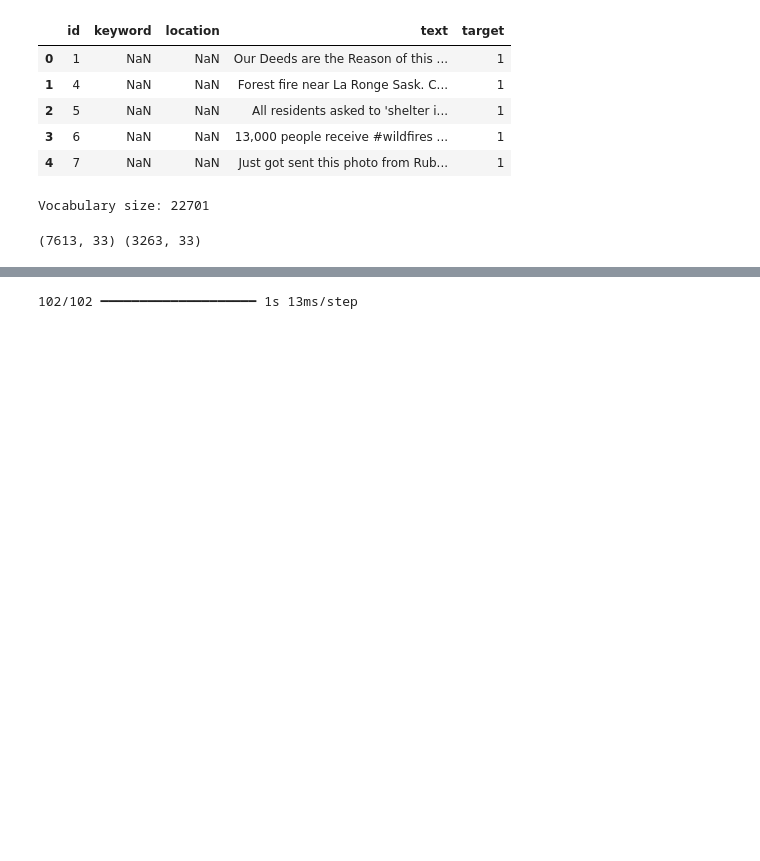
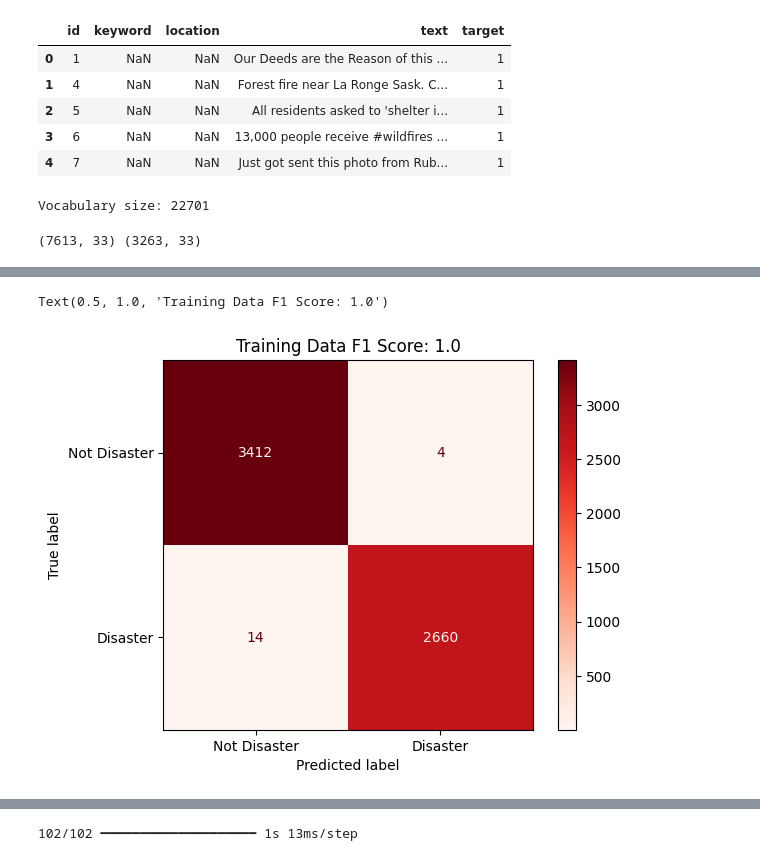
Before and after one commit to AshvinSehgal/AI-ML, a Jupyter notebook: NLP with Disaster Tweets/NLP-with-disaster-tweets.ipynb, the cells around one changed output, grey strips where cells are left out. Cells and saved outputs as stored; diff of their text form; code cells hidden in the pictures; blank space fills up the shorter version.

```diff
--- a/NLP with Disaster Tweets/NLP-with-disaster-tweets.ipynb
+++ b/NLP with Disaster Tweets/NLP-with-disaster-tweets.ipynb
@@ -75,0 +95,8 @@ Restoring model weights from the end of the best epoch: 6.
+# %%
+y_train_pred = model.predict(x_train)
+y_train_pred = [int(p.item()>=0.5) for p in y_train_pred]
+conf_matrix = ConfusionMatrixDisplay.from_predictions(y_train, y_train_pred, display_labels=['Not Disaster','Disaster'],cmap=plt.cm.Reds)
+tn, fp, fn, tp = confusion_matrix(y_train, y_train_pred).ravel()
+f1_score = tp / (tp+((fn+fp)/2))
+conf_matrix.ax_.set_title('Training Data F1 Score: '+str(f1_score.round(2)))
+# %% [output]
@@ -75,0 +104,2 @@ Restoring model weights from the end of the best epoch: 6.
+Text(0.5, 1.0, 'Training Data F1 Score: 1.0')
+[figure, added]
```
Also changed, not shown: parts of 7 cells of this notebook.
